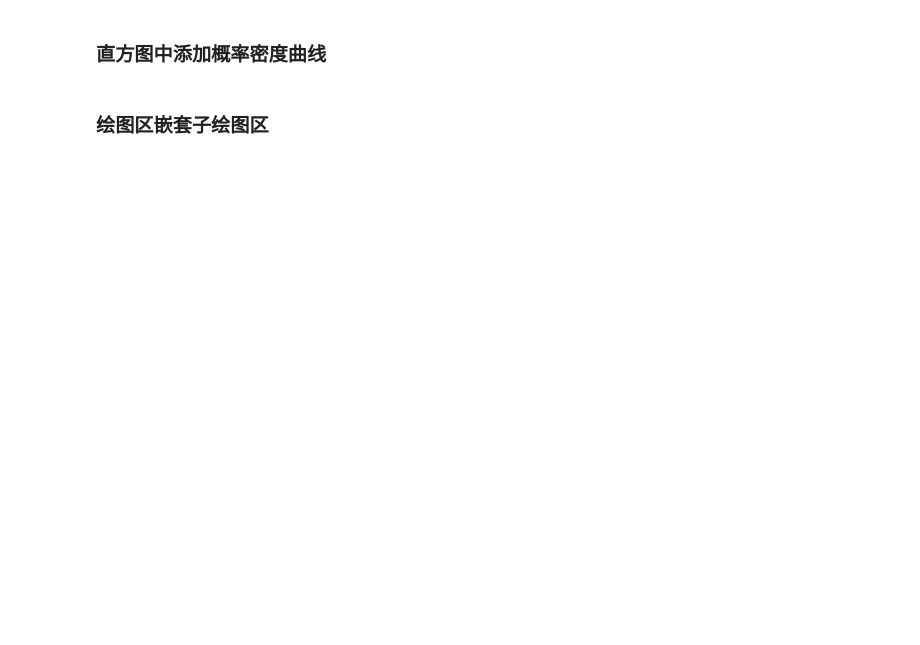
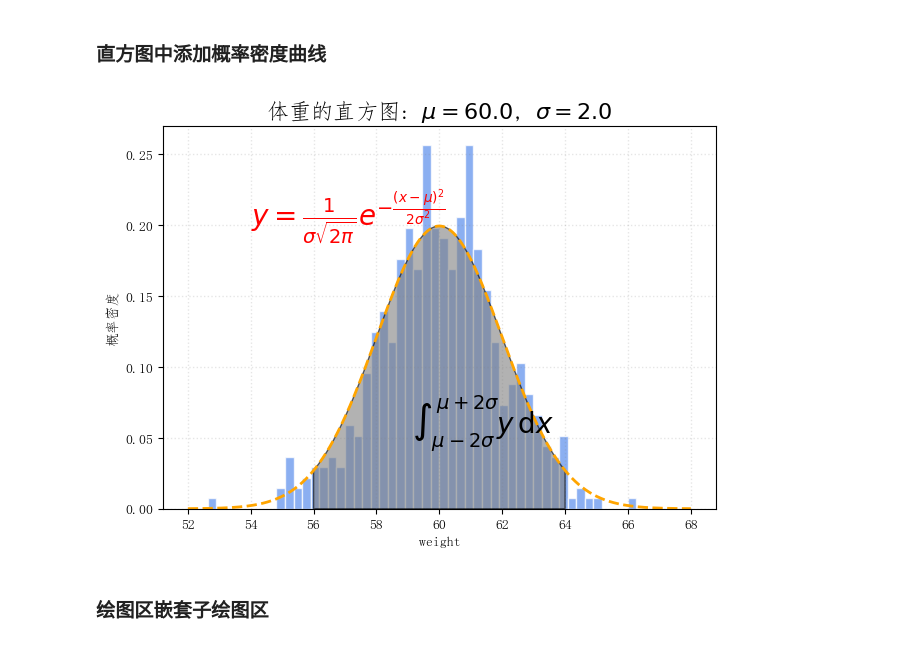
Before and after one commit to gene5is/JNBNotes, a Jupyter notebook: Notes/python-basics/matplotlib.ipynb, the cells around one changed output. Saved outputs shown, nothing was run; the diff lists cells and outputs as text; code cells hidden in the pictures; blank space fills up the shorter version.

```diff
--- a/Notes/python-basics/matplotlib.ipynb
+++ b/Notes/python-basics/matplotlib.ipynb
@@ -502,4 +642,89 @@ right_joinstyle = Ellipse((4,5.75),0.5,0.25,angle=90,color="k")
 # %% [markdown]
 ### 直方图中添加概率密度曲线
+# %%
+import matplotlib as mpl
+import matplotlib.pyplot as plt
+from matplotlib.patches import Polygon
+import numpy as np
+
+# ------------------ 图像全局设置 ------------------
+
+# 设置中文字体为仿宋，避免中文乱码
+mpl.rcParams["font.sans-serif"] = ["FangSong"]
+# 显示负号
+mpl.rcParams["axes.unicode_minus"] = False
+
+# ------------------ 数据准备 ------------------
+
+# 正态分布参数：均值 μ = 60，标准差 σ = 2
+mu = 60.0
+sigma = 2.0
+
+# 生成500个正态分布随机样本（N(60, 2²)）
+x = mu + sigma * np.random.randn(500)
+
+# 设置直方图的分组数
+bins = 50
+
+# 生成用于绘制正态曲线和平滑积分区域的 x 值
+x_curve = np.linspace(mu - 4*sigma, mu + 4*sigma, 1000)
+y_curve = (1 / (np.sqrt(2 * np.pi) * sigma)) * np.exp(-0.5 * ((x_curve - mu) / sigma) ** 2)
+
+# ------------------ 构造积分阴影区域 ------------------
+
+# 积分范围 [μ - 2σ, μ + 2σ]
+integ_x = np.linspace(mu - 2*sigma, mu + 2*sigma, 1000)
+integ_y = (1 / (np.sqrt(2 * np.pi) * sigma)) * np.exp(-0.5 * ((integ_x - mu) / sigma) ** 2)
+
+# 构造多边形区域（闭合）
+area = [(mu - 2*sigma, 0), *zip(integ_x, integ_y), (mu + 2*sigma, 0)]
+
+# ------------------ 图像绘制 ------------------
+
+fig, ax = plt.subplots(1, 1)
+
+# 绘制归一化直方图
+n, bins, patches = ax.hist(
+    x,
+    bins=bins,
+    density=True,              # 密度归一化
+    histtype="bar",            # 柱状样式
+    facecolor="cornflowerblue",
+    edgecolor="white",
+    alpha=0.75
+)
+
+# 绘制正态分布密度曲线（平滑）
+ax.plot(x_curve, y_curve, color="orange", linestyle="--", linewidth=2, label="正态分布曲线")
+
+# 添加积分区域阴影（Polygon 多边形）
+poly = Polygon(area, facecolor="gray", edgecolor="k", alpha=0.6, closed=True)
+ax.add_patch(poly)
+
+# 添加积分公式标签，使用相对坐标放置（ax.transAxes）
+plt.text(0.45, 0.2, r"$\int_{\mu-2\sigma}^{\mu+2\sigma} y\,\mathrm{d}x$", fontsize=20, transform=ax.transAxes)
+
+# 添加公式说明文本
+ax.text(
+    54, 0.2,
+    r"$y=\frac{1}{\sigma\sqrt{2\pi}}e^{-\frac{(x-\mu)^2}{2\sigma^2}}$",
+    color="red", fontsize=20
+)
+
+# 设置坐标轴标签和标题
+ax.set_xlabel("weight")                   # X轴：体重
+ax.set_ylabel("概率密度")                 # Y轴：概率密度
+ax.set_title(r"体重的直方图: $\mu=60.0$, $\sigma=2.0$", fontsize=16)
+
+# 添加网格线
+ax.grid(linestyle=":", linewidth=1, color="gray", alpha=0.2)
+
+# 自动调整子图，防止标签遮挡
+plt.tight_layout()
+
+# 显示图像
+plt.show()
+# %% [output]
+[figure, added]
 # %% [markdown]
 ### 绘图区嵌套子绘图区
```
Also changed, not shown: parts of 10 cells of this notebook, 2 other files.
